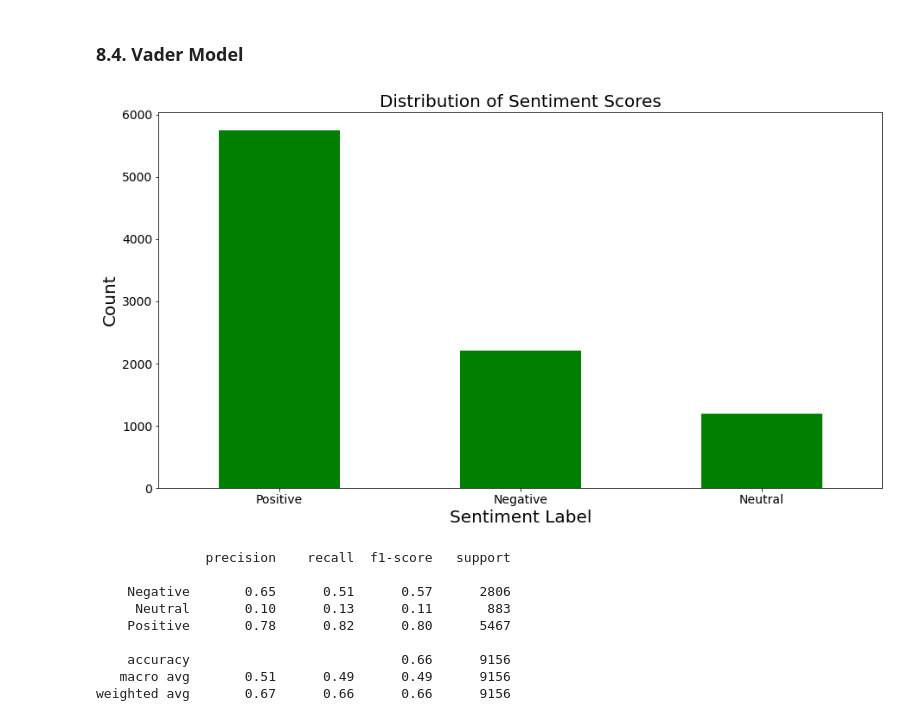
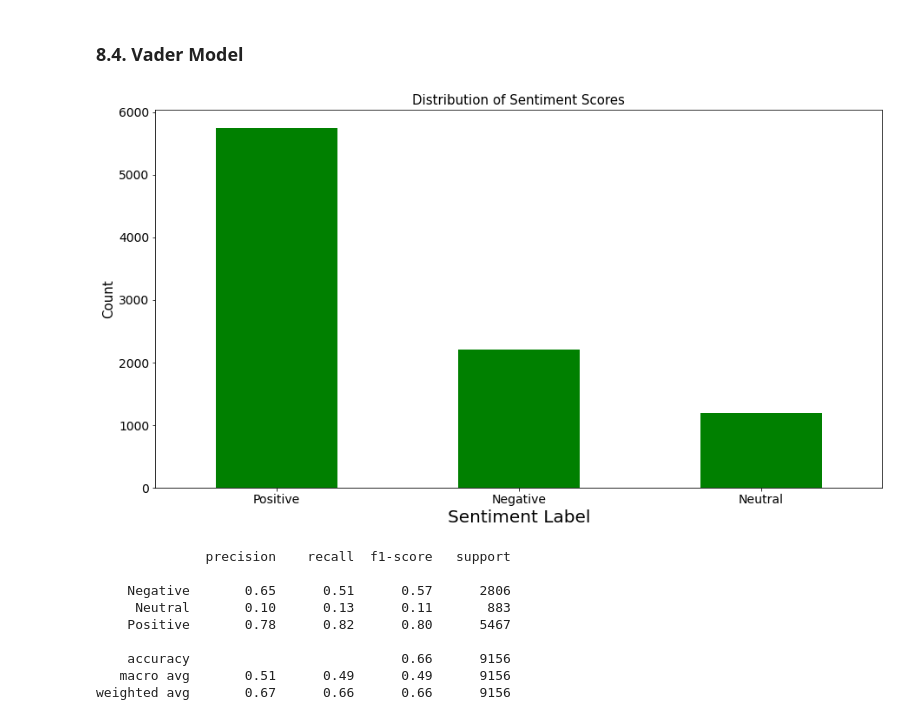
Before and after one commit to Mercy-Njambi/Mobile-Phone-Sentiment-Analysis, a Jupyter notebook: Mobile_Phone_Sentiment_Analysis.ipynb, the cells around one changed output. Drawn from its saved outputs; the diff is of its cells as text; code cells hidden in the pictures.

```diff
--- a/Mobile_Phone_Sentiment_Analysis.ipynb
+++ b/Mobile_Phone_Sentiment_Analysis.ipynb
@@ -1129,14 +1133,14 @@ X["compound"] = X["scores"].apply(lambda score_dict :score_dict["compound"])
 X["vader_label"] = X["compound"].apply(lambda c : "Positive" if c >= 0.05 else "Negative" if c <= -0.05 else "Neutral")
 # %%
 # plotting distribution of sentiment scores
-X["vader_label"].value_counts().plot(kind="bar", color = 'green', figsize=(15, 8))
-plt.xlabel("Sentiment Label", fontsize=20)
-plt.xticks(rotation = 0,fontsize = 14)
+X["vader_label"].value_counts().plot(kind = "bar", color = 'green', figsize = (15, 8))
+plt.xlabel("Sentiment Label", fontsize = 20)
+plt.xticks(rotation = 0, fontsize = 14)
 plt.yticks(fontsize = 14)
-plt.ylabel("Count", fontsize=20)
-plt.title("Distribution of Sentiment Scores", fontsize=20);
+plt.ylabel("Count", fontsize = 15)
+plt.title("Distribution of Sentiment Scores", fontsize = 15);
 # %% [output]
-[figure, old version]
+[figure, new version]
 # %%
 print(classification_report(y, X['vader_label']))
 # %% [output]
```
Also changed, not shown: parts of 10 cells of this notebook.
